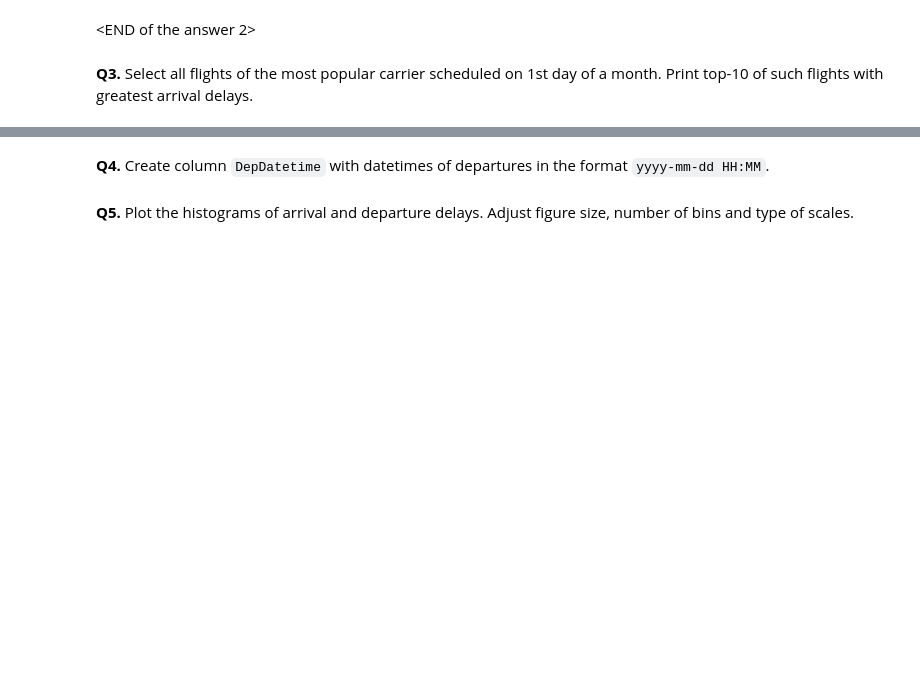
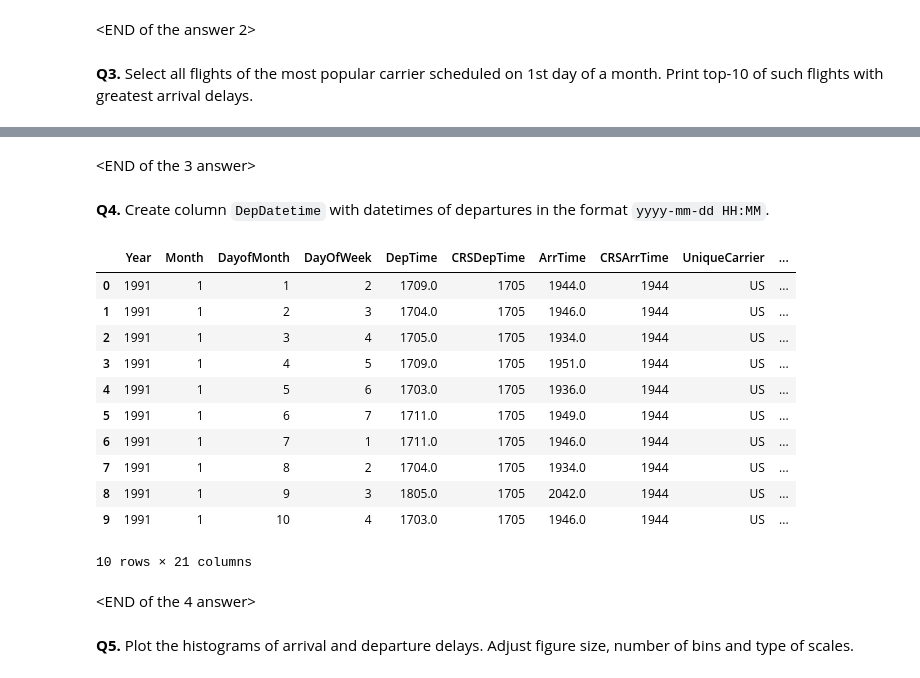
Before and after one commit to CodeForse/ds1_final_exam, a Jupyter notebook: response.ipynb, the cells around one changed output, grey strips where cells are left out. Drawn from its saved outputs; the diff is of its cells as text; code cells hidden in the pictures; blank space fills up the shorter version.

Commit message:
added answer 3 and 4

```diff
--- a/response.ipynb
+++ b/response.ipynb
@@ -264,5 +294,41 @@ carrier_counts.plot(kind='bar', x='UniqueCarrierDescription')
+# %% [markdown]
+<END of the 3 answer>
 # %% [markdown]
 **Q4.** Create column `DepDatetime` with datetimes of departures in the format `yyyy-mm-dd HH:MM`.
+# %%
+def get_departures_format(row):
+    if row['Cancelled'] == 0:
+        month =  str(row['DayofMonth'])
+        if len(month) < 2:
+            month = '0' + month
+        day = str(row['DayofMonth'])
+        if len(day) < 2:
+            day = '0' + day
+        time = str(row['DepTime'])
+        if len(time) < 4:  # my data had Deptime as HHMM but column type was float, so i got to add 0
+            time = '0' + time
+        return f"{row['Year']}-{month}-{day} {time[0:2]}:{time[2:4]}"
+    else:
+        return pd.NA
+# %%
+df['DepDatetime'] = df.apply(get_departures_format, axis=1, )
+# %%
+df.head(10)
+# %% [output]
+|  | Year | Month | DayofMonth | DayOfWeek | DepTime | CRSDepTime | ArrTime | CRSArrTime | UniqueCarrier | ... |
+| 0 | 1991 | 1 | 1 | 2 | 1709.0 | 1705 | 1944.0 | 1944 | US | ... |
+| 1 | 1991 | 1 | 2 | 3 | 1704.0 | 1705 | 1946.0 | 1944 | US | ... |
+| 2 | 1991 | 1 | 3 | 4 | 1705.0 | 1705 | 1934.0 | 1944 | US | ... |
+| 3 | 1991 | 1 | 4 | 5 | 1709.0 | 1705 | 1951.0 | 1944 | US | ... |
+| 4 | 1991 | 1 | 5 | 6 | 1703.0 | 1705 | 1936.0 | 1944 | US | ... |
+| 5 | 1991 | 1 | 6 | 7 | 1711.0 | 1705 | 1949.0 | 1944 | US | ... |
+| 6 | 1991 | 1 | 7 | 1 | 1711.0 | 1705 | 1946.0 | 1944 | US | ... |
+| 7 | 1991 | 1 | 8 | 2 | 1704.0 | 1705 | 1934.0 | 1944 | US | ... |
+| 8 | 1991 | 1 | 9 | 3 | 1805.0 | 1705 | 2042.0 | 1944 | US | ... |
+| 9 | 1991 | 1 | 10 | 4 | 1703.0 | 1705 | 1946.0 | 1944 | US | ... |
+10 rows × 21 columns
+# %% [markdown]
+<END of the 4 answer>
 # %% [markdown]
 **Q5.** Plot the histograms of arrival and departure delays. Adjust figure size, number of bins and type of scales.
 # %% [markdown]
```
Also changed, not shown: parts of 1 cell of this notebook.
